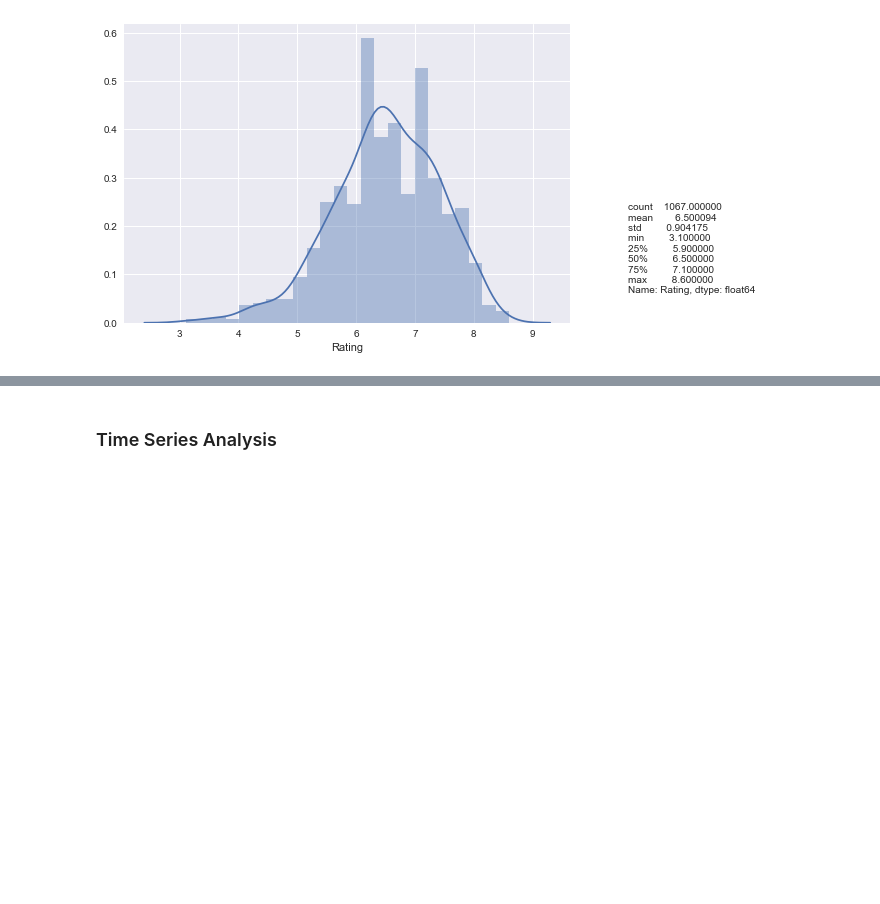
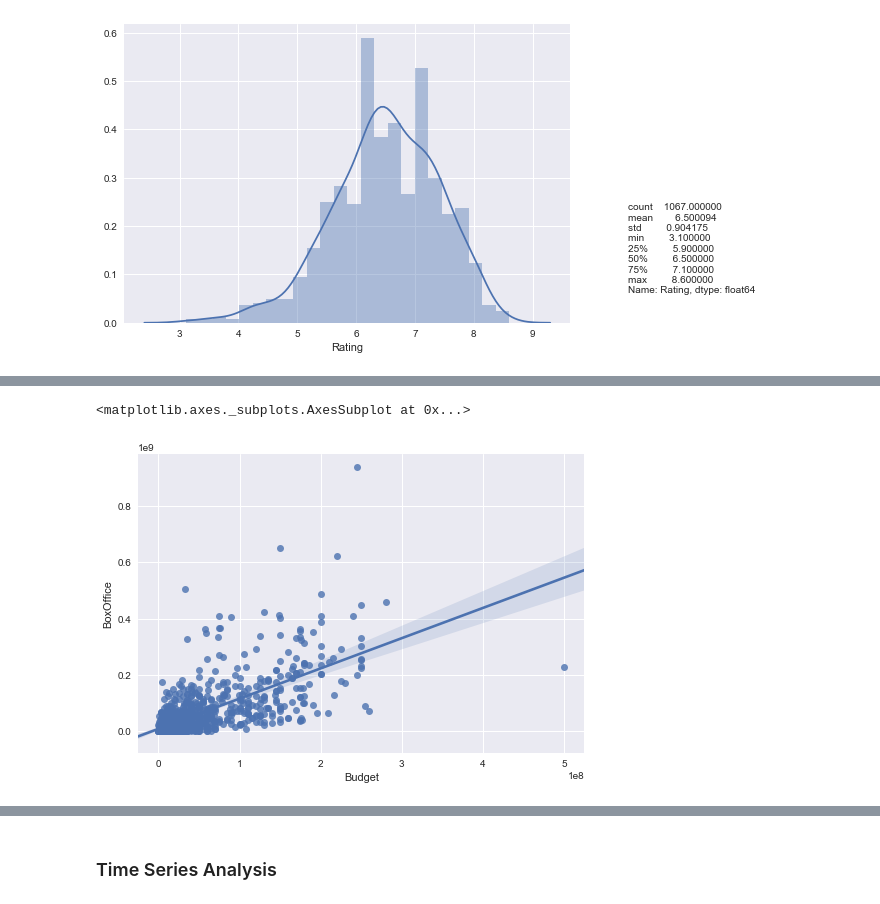
Before and after one commit to cicisongze/Movie_analysis_project, a Jupyter notebook: Data_Visualization.ipynb, the cells around one changed output, grey strips where cells are left out. Drawn from its saved outputs; the diff is of its cells as text; code cells hidden in the pictures; blank space fills up the shorter version.

```diff
--- a/Data_Visualization.ipynb
+++ b/Data_Visualization.ipynb
@@ -302,0 +310,5 @@ Text(1,0.2,'count    1067.000000\nmean        6.500094\nstd         0.904175\nmi
+# %%
+sns.regplot(final_df['Budget'],final_df['BoxOffice'])
+# %% [output]
+<matplotlib.axes._subplots.AxesSubplot at 0x...>
+[figure, added]
```
Also changed, not shown: parts of 2 cells of this notebook.
